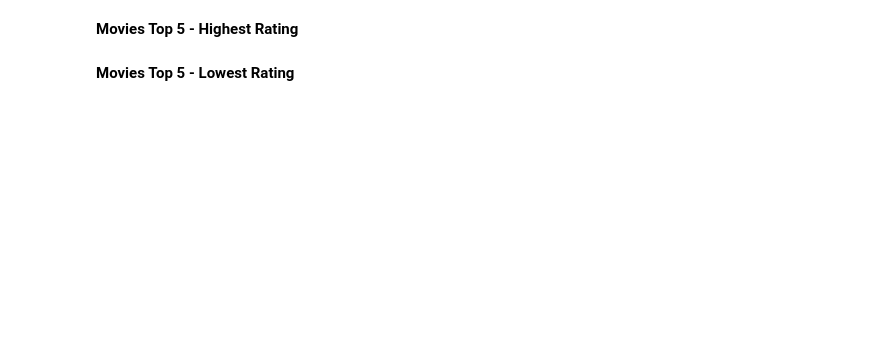
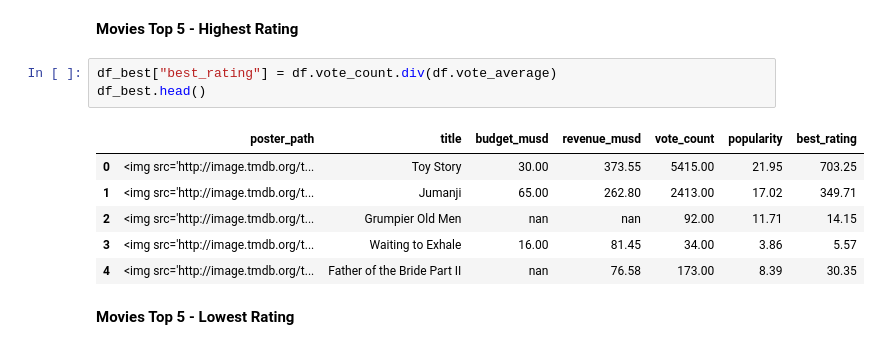
Before and after one commit to HunterKane/Movie-Data-Analysis-Project-1-, a Jupyter notebook: Project_01_Movie_Data_Analysis .ipynb, the cells around one changed output. Drawn from its saved outputs; the diff is of its cells as text; blank space fills up the shorter version.

Commit message:
Add files via upload
Completed the next set of tables
1) Most votes
2) HIghest rating
3) Lowest ratings
4) Most Popular

```diff
--- a/Project_01_Movie_Data_Analysis .ipynb
+++ b/Project_01_Movie_Data_Analysis .ipynb
@@ -376,4 +385,14 @@ __Movies Top 5 - Most Votes__
 # %% [markdown]
 __Movies Top 5 - Highest Rating__
+# %%
+df_best["best_rating"] = df.vote_count.div(df.vote_average)
+df_best.head()
+# %% [output]
+|  | poster_path | title | budget_musd | revenue_musd | vote_count | popularity | best_rating |
+| 0 | <img src='http://image.tmdb.org/t... | Toy Story | 30.00 | 373.55 | 5415.00 | 21.95 | 703.25 |
+| 1 | <img src='http://image.tmdb.org/t... | Jumanji | 65.00 | 262.80 | 2413.00 | 17.02 | 349.71 |
+| 2 | <img src='http://image.tmdb.org/t... | Grumpier Old Men | nan | nan | 92.00 | 11.71 | 14.15 |
+| 3 | <img src='http://image.tmdb.org/t... | Waiting to Exhale | 16.00 | 81.45 | 34.00 | 3.86 | 5.57 |
+| 4 | <img src='http://image.tmdb.org/t... | Father of the Bride Part II | nan | 76.58 | 173.00 | 8.39 | 30.35 |
 # %% [markdown]
 __Movies Top 5 - Lowest Rating__
```
Also changed, not shown: parts of 3 cells of this notebook.
